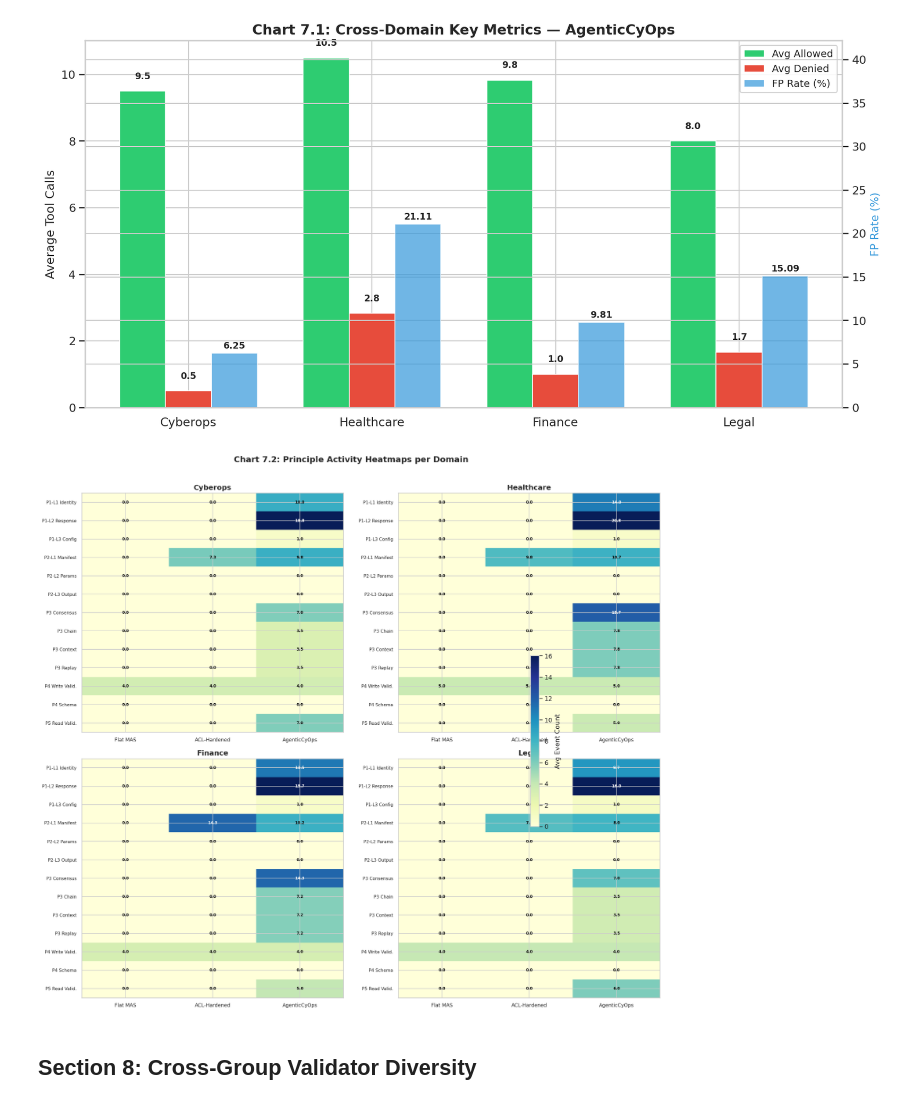
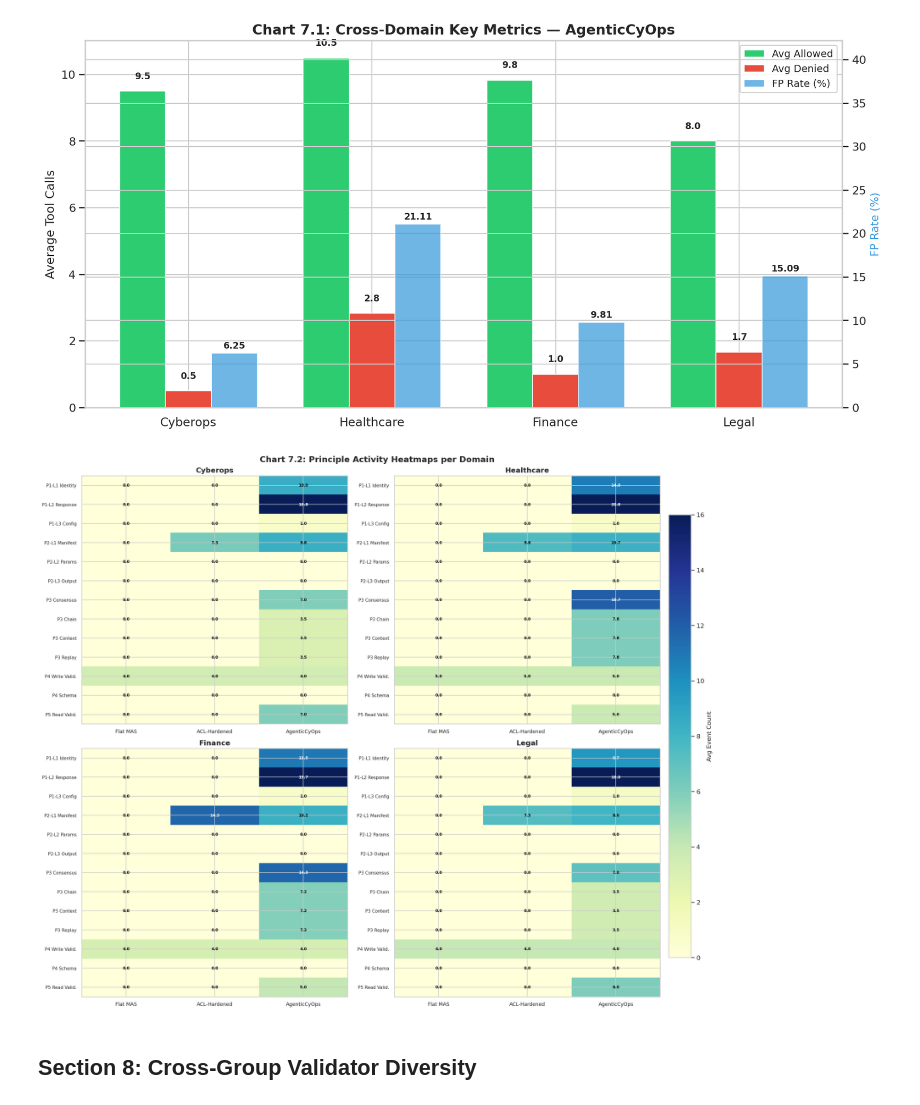
Before and after one commit to shaswata09/AgenticCyOps, a Jupyter notebook: results/notebooks/01_baseline_findings.ipynb, the cells around one changed output. Cells and saved outputs as stored; diff of their text form; code cells hidden in the pictures.

```diff
--- a/results/notebooks/01_baseline_findings.ipynb
+++ b/results/notebooks/01_baseline_findings.ipynb
@@ -636,41 +810,45 @@ plt.show()
 # Chart 7.2: Small multiples — 4 panels (one per domain) showing principle activity heatmaps
 # Each panel: principle layers (rows) x configs (columns) for agenticcyops only average across groups
 
-fig, axes = plt.subplots(2, 2, figsize=(16, 14))
+fig, axes = plt.subplots(2, 2, figsize=(17, 14), constrained_layout=True)
 axes_flat = axes.flatten()
 
+last_im = None
 for idx, domain in enumerate(DOMAINS):
     ax = axes_flat[idx]
     dom_df = df[df["domain"] == domain]
 
     heat = np.zeros((len(HEATMAP_ROWS), len(CONFIGS)))
     for j, cfg in enumerate(CONFIGS):
         subset = dom_df[dom_df["config"] == cfg]
         for i, (label, cols) in enumerate(HEATMAP_ROWS.items()):
             heat[i, j] = subset[cols].sum(axis=1).mean()
 
-    im = ax.imshow(heat, aspect="auto", cmap="YlGnBu", interpolation="nearest")
+    last_im = ax.imshow(heat, aspect="auto", cmap="YlGnBu", interpolation="nearest")
     ax.set_xticks(range(len(CONFIGS)))
     ax.set_xticklabels([CONFIG_LABELS[c] for c in CONFIGS], fontsize=9)
     ax.set_yticks(range(len(HEATMAP_ROWS)))
     ax.set_yticklabels(list(HEATMAP_ROWS.keys()), fontsize=8)
 
     for i in range(heat.shape[0]):
         for j in range(heat.shape[1]):
             val = heat[i, j]
             color = "white" if val > heat.max() * 0.55 else "black"
             ax.text(j, i, f"{val:.1f}", ha="center", va="center",
                     fontsize=7, fontweight="bold", color=color)
 
     ax.set_title(f"{domain.title()}", fontsize=13, fontweight="bold")
 
+# Shared colorbar along the right edge, with its own reserved axes so it can't
+# overlap the heatmap panels.
+cbar = fig.colorbar(last_im, ax=axes_flat, shrink=0.85, pad=0.015, location="right")
+cbar.set_label("Avg Event Count", fontsize=11)
+
 fig.suptitle("Chart 7.2: Principle Activity Heatmaps per Domain",
-             fontsize=15, fontweight="bold", y=1.01)
-fig.colorbar(im, ax=axes_flat, shrink=0.4, pad=0.02, label="Avg Event Count")
-plt.tight_layout()
+             fontsize=15, fontweight="bold")
 plt.show()
 # %% [output]
-[figure, old version]
+[figure, new version]
 # %% [markdown]
 ## Section 8: Cross-Group Validator Diversity
 # %%
```
Also changed, not shown: parts of 12 cells of this notebook, 6 other files.
